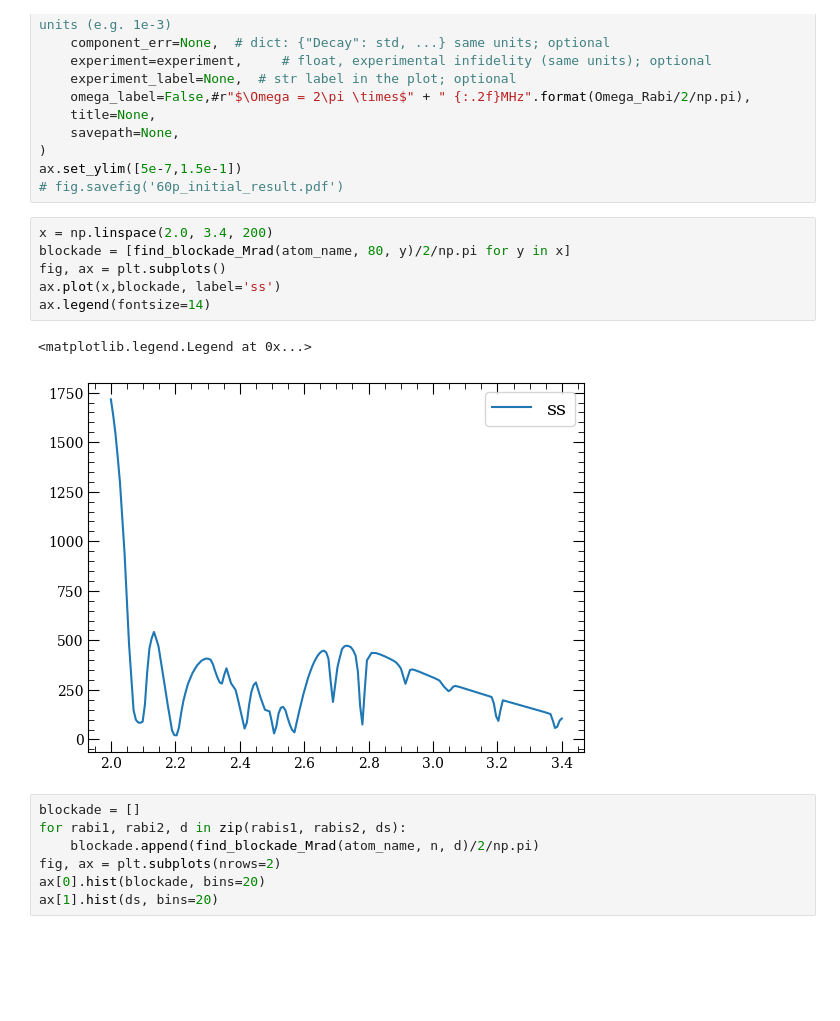
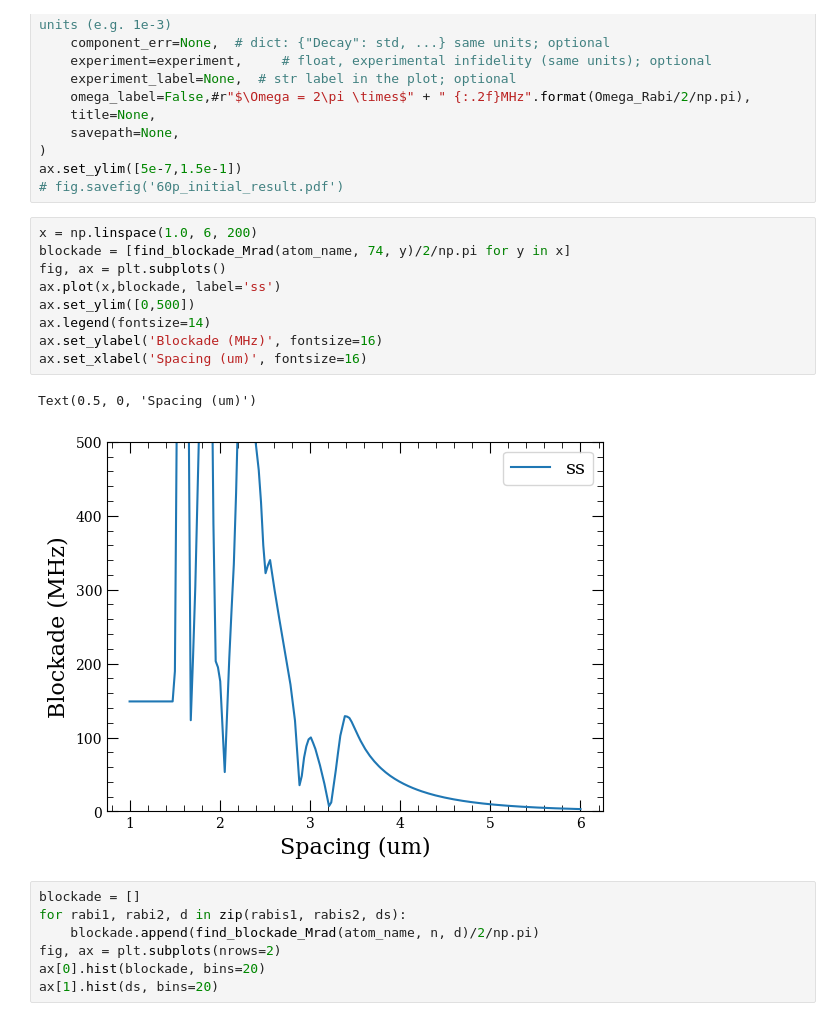
Before and after one commit to Linipun/GateError, a Jupyter notebook: budget.ipynb, the cells around one changed output. Saved outputs shown, nothing was run; the diff lists cells and outputs as text; blank space fills up the shorter version.

```diff
--- a/budget.ipynb
+++ b/budget.ipynb
@@ -376,14 +384,17 @@ fig, ax = plot_error_budget(
 ax.set_ylim([5e-7,1.5e-1])
 # fig.savefig('60p_initial_result.pdf')
 # %%
-x = np.linspace(2.0, 3.4, 200)
-blockade = [find_blockade_Mrad(atom_name, 80, y)/2/np.pi for y in x]
+x = np.linspace(1.0, 6, 200)
+blockade = [find_blockade_Mrad(atom_name, 74, y)/2/np.pi for y in x]
 fig, ax = plt.subplots()
 ax.plot(x,blockade, label='ss')
+ax.set_ylim([0,500])
 ax.legend(fontsize=14)
+ax.set_ylabel('Blockade (MHz)', fontsize=16)
+ax.set_xlabel('Spacing (um)', fontsize=16)
 # %% [output]
-<matplotlib.legend.Legend at 0x...>
+Text(0.5, 0, 'Spacing (um)')
-[figure, old version]
+[figure, new version]
 # %%
 blockade = []
 for rabi1, rabi2, d in zip(rabis1, rabis2, ds):
```
Also changed, not shown: parts of 12 cells of this notebook, 3 other files.
